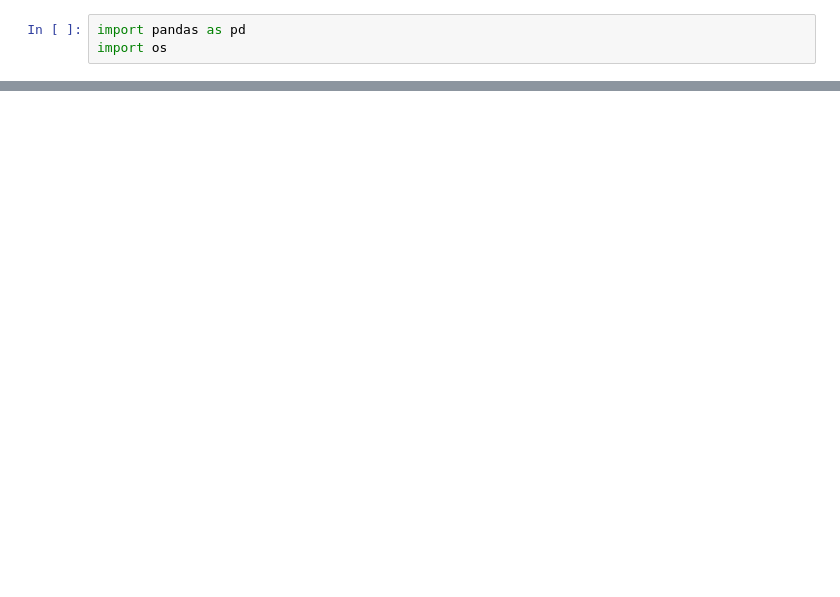
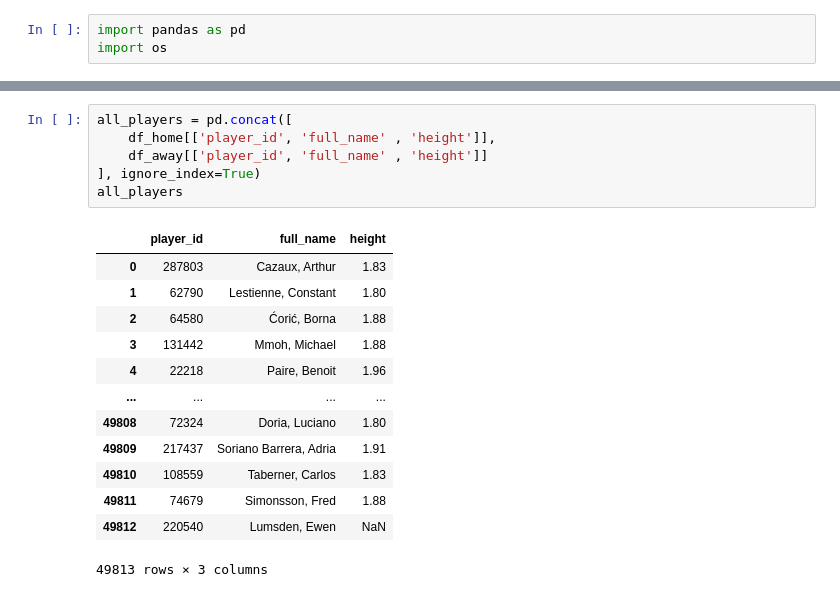
Before and after one commit to tarannommoghimi/Tennis-project, a Jupyter notebook: Javadi/questions1_3.ipynb, the cells around one changed output, grey strips where cells are left out. Cells and saved outputs as stored; diff of their text form; blank space fills up the shorter version.

```diff
--- a/Javadi/questions1_3.ipynb
+++ b/Javadi/questions1_3.ipynb
@@ -44,0 +48,20 @@ df
+# %%
+all_players = pd.concat([
+    df_home[['player_id', 'full_name' , 'height']],
+    df_away[['player_id', 'full_name' , 'height']]
+], ignore_index=True)
+all_players
+# %% [output]
+|  | player_id | full_name | height |
+| 0 | 287803 | Cazaux, Arthur | 1.83 |
+| 1 | 62790 | Lestienne, Constant | 1.80 |
+| 2 | 64580 | Ćorić, Borna | 1.88 |
+| 3 | 131442 | Mmoh, Michael | 1.88 |
+| 4 | 22218 | Paire, Benoit | 1.96 |
+| ... | ... | ... | ... |
+| 49808 | 72324 | Doria, Luciano | 1.80 |
+| 49809 | 217437 | Soriano Barrera, Adria | 1.91 |
+| 49810 | 108559 | Taberner, Carlos | 1.83 |
+| 49811 | 74679 | Simonsson, Fred | 1.88 |
+| 49812 | 220540 | Lumsden, Ewen | NaN |
+49813 rows × 3 columns
```
Also changed, not shown: parts of 19 cells of this notebook.
